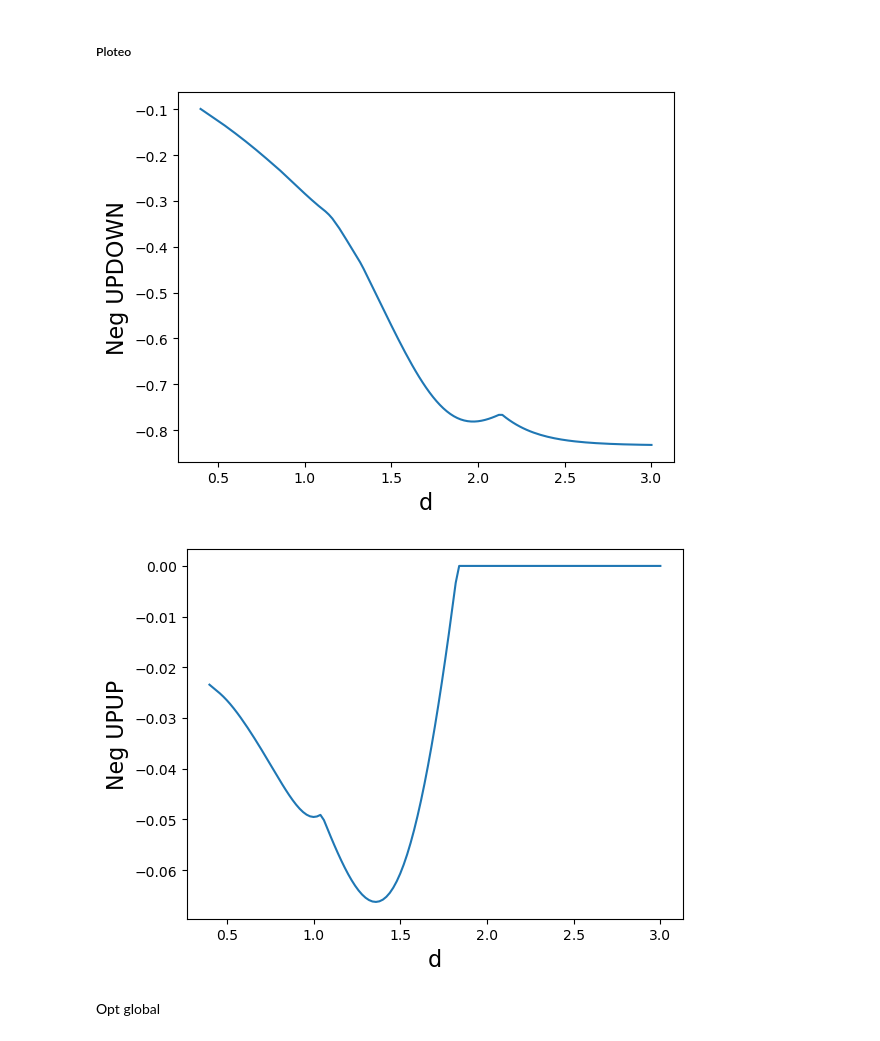
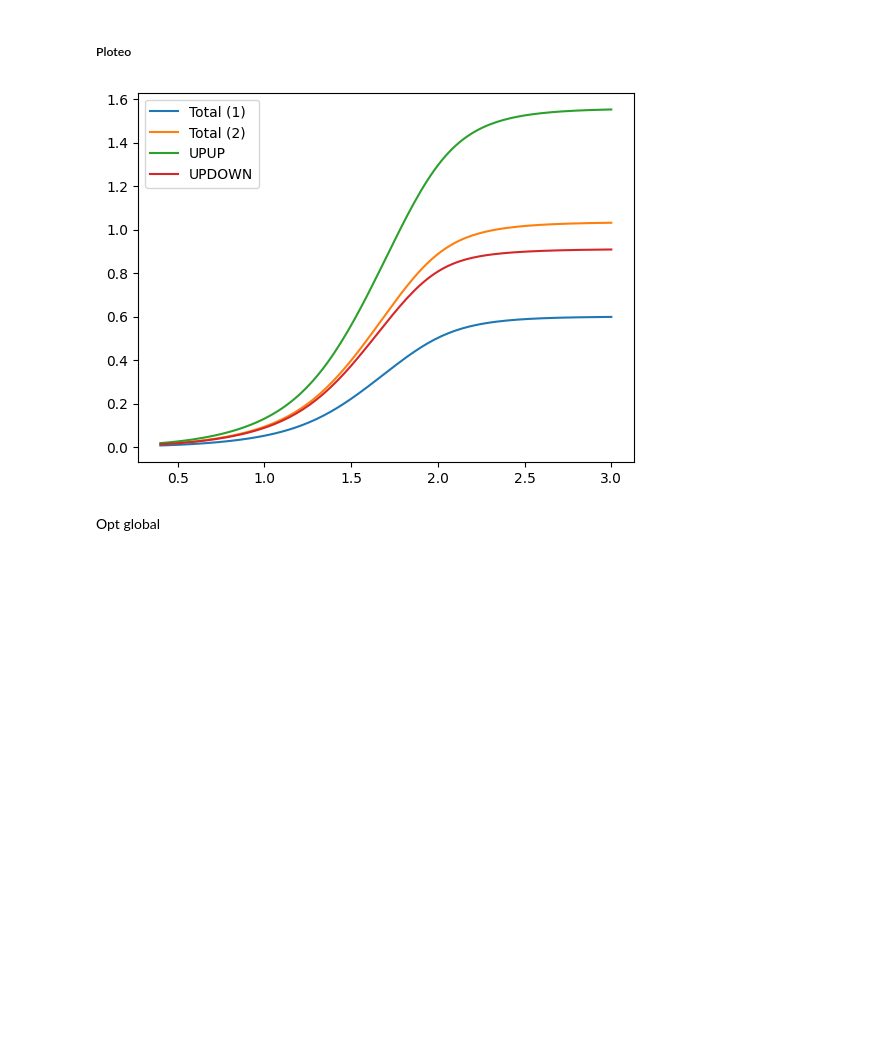
Before and after one commit to aguschanchu/q-chemistry, a Jupyter notebook: main.ipynb, the cells around one changed output. Saved outputs shown, nothing was run; the diff lists cells and outputs as text; code cells hidden in the pictures; blank space fills up the shorter version.

```diff
--- a/main.ipynb
+++ b/main.ipynb
@@ -368,5 +388,6 @@ def build_csv_basis(csvf, d, m, split=True):
         # Determinamos m y d
         num = len(natop)
         #assert d == m_level+1
-
-    return fixed_basis(d, num = num, pairs = False, basis = ops, num_ele=num_ele)
+    # Para ser consistente con el orden de fixed_basis, reordenamos
+    idx_set = np.argsort(num_ele)
+    return fixed_basis(d, num = num, pairs = False, basis = np.array(ops)[idx_set], num_ele=np.array(num_ele)[idx_set]), idx_set
@@ -697,43 +753,42 @@ def m_entropy(vects, rho_arrays):
     for idx, d in tqdm(enumerate(ds), total=len(ds)):
         vect = vects[d]
         rho = rho_m(vect, rho_arrays)
         eigvals = np.sort(np.linalg.eigvals(rho.todense()))
         res[idx] = -np.sum([x * np.log2(x) for x in eigvals])
     return res / np.trace(rho.todense())
 
 def plot_neg(vects, rho_arrays, label = r'$\rho^{(m)}$ eig', second = False):
     ds = list(vects.keys())
     res = np.zeros(shape=(len(ds)))
     for idx, d in tqdm(enumerate(ds), total=len(ds)):
         vect = vects[d]
         rho = rho_m(vect, rho_arrays)
         second_term = partial_traspose(rho, [0, 2, 3, 1]) if second else 0
         rho = partial_traspose(rho, [0, 3, 2, 1]) - second_term
         res[idx] = np.sum([x for x in np.linalg.eigvals(rho) if x<0])
 
     plt.plot(ds, res)
     plt.xlabel(r'd', fontsize=16)
     plt.ylabel(label, fontsize=16)
     plt.show()
     return res
 
 #plot_rho(vects, rho_1_total_arrays, label = r'$\rho^{(1)}$ eig')
 #plot_rho(vects, rho_2_total_arrays, label = r'$\rho^{(2)}$ eig')
 #plot_rho(vects, rho_2_upup_arrays, label = r'$\rho^{(2)}_{upup}$ eig')
 #plot_rho(vects, rho_2_updown_arrays, label = r'$\rho^{(2)}_{updown}$ eig')
-plot_neg(vects, rho_2_extended_updown, label = r'Neg UPDOWN')
-plot_neg(vects, rho_2_extended_up, label = r'Neg UPUP', second = True)
+#plot_neg(vects, rho_2_extended_updown, label = r'Neg UPDOWN')
+#plot_neg(vects, rho_2_extended_up, label = r'Neg UPUP', second = True)
 
 ds = list(vects.keys())
-#plt.plot(ds, m_entropy(vects, rho_1_total_arrays),label='Total (1)')
-#plt.plot(ds, m_entropy(vects, rho_2_total_arrays),label='Total (2)')
-#plt.plot(ds, m_entropy(vects, rho_2_upup_arrays), label='UPUP')
-#plt.plot(ds, m_entropy(vects, rho_2_updown_arrays), label='UPDOWN')
-#plt.legend()
-#plt.show()
+plt.plot(ds, m_entropy(vects, rho_1_total_arrays),label='Total (1)')
+plt.plot(ds, m_entropy(vects, rho_2_total_arrays),label='Total (2)')
+plt.plot(ds, m_entropy(vects, rho_2_upup_arrays), label='UPUP')
+plt.plot(ds, m_entropy(vects, rho_2_updown_arrays), label='UPDOWN')
+plt.legend()
+plt.show()
 # %% [output]
-[figure, old version]
+[figure, new version]
-[figure, removed]
 # %% [markdown]
 Opt global
 # %%
```
Also changed, not shown: parts of 13 cells of this notebook.
